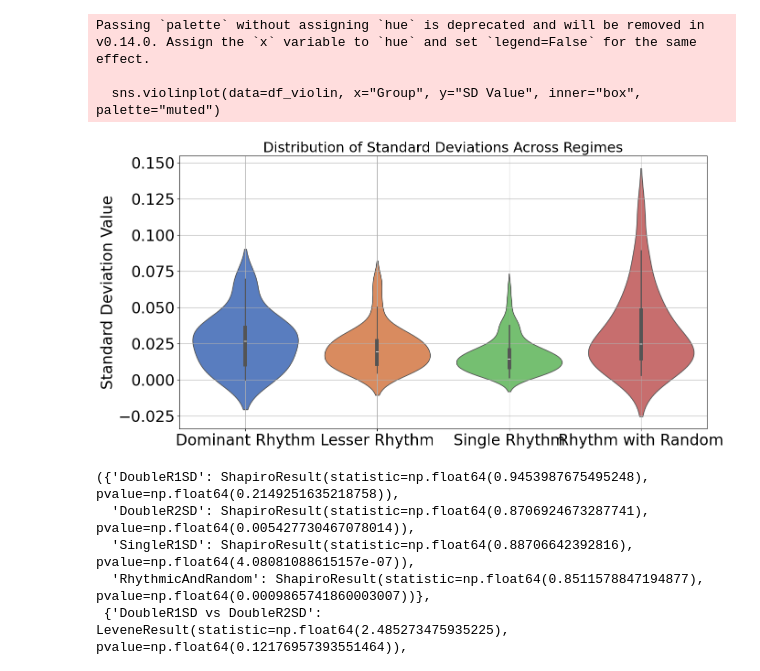
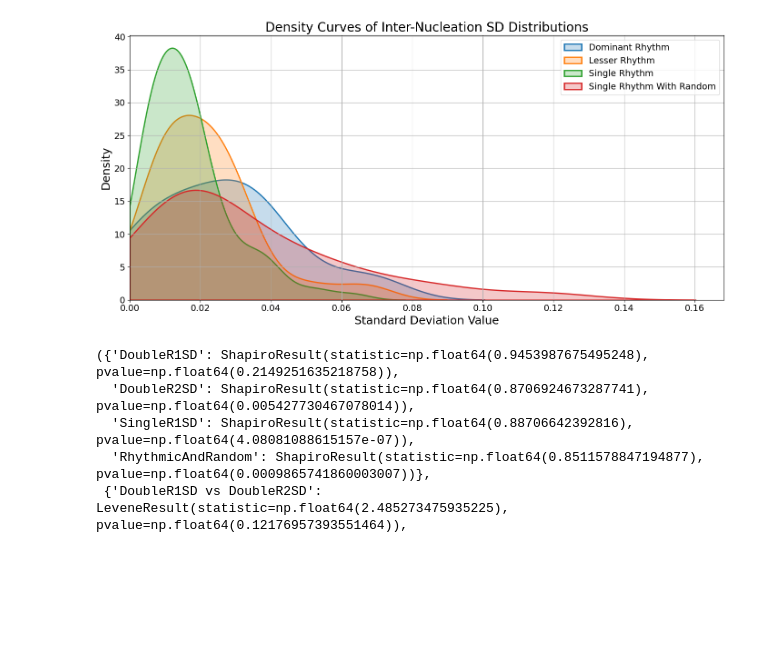
Before and after one commit to AndrewJMart/AcousticConcurrentBoiling, a Jupyter notebook: DataExploration.ipynb, the cells around one changed output. Saved outputs shown, nothing was run; the diff lists cells and outputs as text; code cells hidden in the pictures; blank space fills up the shorter version.

Commit message:
Fixed Plot Clipping

```diff
--- a/DataExploration.ipynb
+++ b/DataExploration.ipynb
@@ -30,47 +30,53 @@ for Folder in Folders:
 
             RhythmOneSD = np.std(RhythmOne)
             RhythmTwoSD = np.std(RhythmTwo)
+            if RhythmOneSD  < 0 or RhythmTwoSD < 0:
+                print("Negative")
+
             SDContainer[Folder][0].append(RhythmOneSD)
             SDContainer[Folder][1].append(RhythmTwoSD)
         else:
             RhythmOne = RunDF[RunDF['Rhythm'] == 'Rhythm 1']['Value']
+
+            if RhythmOneSD  < 0 or RhythmTwoSD < 0:
+                print("Negative")
+
             RhythmOneSD = np.std(RhythmOne)
             SDContainer[Folder].append(RhythmOneSD)
 # %%
+# Extract data
 DoubleR1SD = SDContainer['DoubleRhythmic'][0]
 DoubleR2SD = SDContainer['DoubleRhythmic'][1]
 SingleR1SD = SDContainer['SingleRhythmic']
 RhythmicAndRandom = SDContainer['RhythmicAndRandom']
 
-df_violin = pd.DataFrame({
-    "SD Value": DoubleR1SD + list(DoubleR2SD) + list(SingleR1SD) + list(RhythmicAndRandom),
-    "Group": (["DoubleR1SD"] * len(DoubleR1SD)) +
-             (["DoubleR2SD"] * len(DoubleR2SD)) +
-             (["SingleR1SD"] * len(SingleR1SD)) +
-             (["RhythmicAndRandom"] * len(RhythmicAndRandom))
-})
+# Convert all to lists and filter to values >= 0
+DoubleR1SD = [x for x in DoubleR1SD if x >= 0]
+DoubleR2SD = [x for x in DoubleR2SD if x >= 0]
+SingleR1SD = [x for x in SingleR1SD if x >= 0]
+RhythmicAndRandom = [x for x in RhythmicAndRandom if x >= 0]
 
+# Plot KDE
 plt.figure(figsize=(14, 7))
-sns.violinplot(data=df_violin, x="Group", y="SD Value", inner="box", palette="muted")
 
-plt.title("Distribution of Standard Deviations Across Regimes", fontsize=22)
-plt.xlabel("")  # Remove x-axis label
-plt.ylabel("Standard Deviation Value", fontsize=24)
+sns.kdeplot(DoubleR1SD, label='Dominant Rhythm', linewidth=2, fill=True, clip=(0, None))
+sns.kdeplot(DoubleR2SD, label='Lesser Rhythm', linewidth=2, fill=True, clip=(0, None))
+sns.kdeplot(SingleR1SD, label='Single Rhythm', linewidth=2, fill=True, clip=(0, None))
+sns.kdeplot(RhythmicAndRandom, label='Single Rhythm With Random', linewidth=2, fill=True, clip=(0, None))
 
-plt.xticks([0, 1, 2, 3],
-           ['Dominant Rhythm', 'Lesser Rhythm', 'Single Rhythm', 'Rhythm with Random'],
-           fontsize=22, rotation=0)
-
-plt.tick_params(axis='both', labelsize=24)
-
+plt.title("Density Curves of Inter-Nucleation SD Distributions", fontsize=20)
+plt.xlabel("Standard Deviation Value", fontsize=18)
+plt.ylabel("Density", fontsize=18)
+plt.xticks(fontsize=14)
+plt.yticks(fontsize=14)
+plt.ylim(bottom=0)
+plt.xlim(left=0)  # Ensure x-axis doesn't show negative values
+plt.legend(fontsize=14)
 plt.grid(True)
 plt.tight_layout()
 plt.show()
 # %% [output]
-Passing `palette` without assigning `hue` is deprecated and will be removed in v0.14.0. Assign the `x` variable to `hue` and set `legend=False` for the same effect.
-
-  sns.violinplot(data=df_violin, x="Group", y="SD Value", inner="box", palette="muted")
-[figure, old version]
+[figure, new version]
 # %%
 shapiro_results = {
     "DoubleR1SD": shapiro(DoubleR1SD),
```
Also changed, not shown: parts of 1 cell of this notebook.
